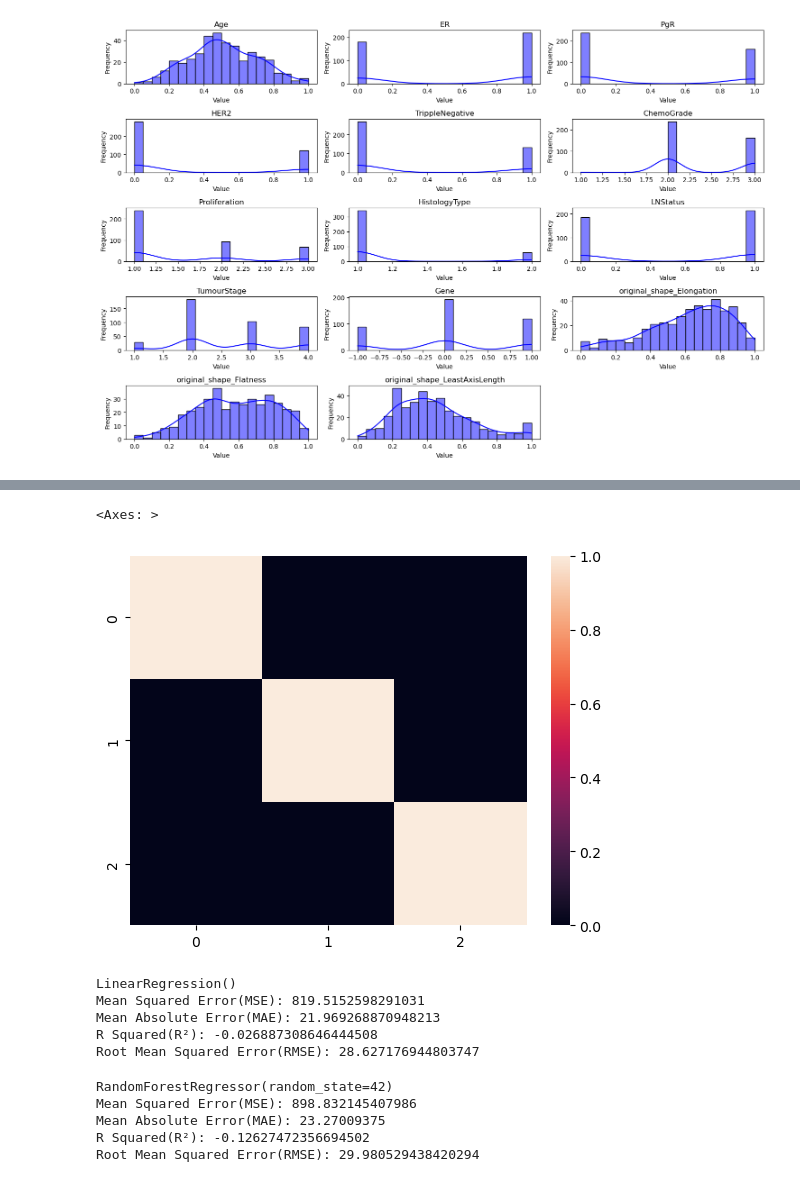
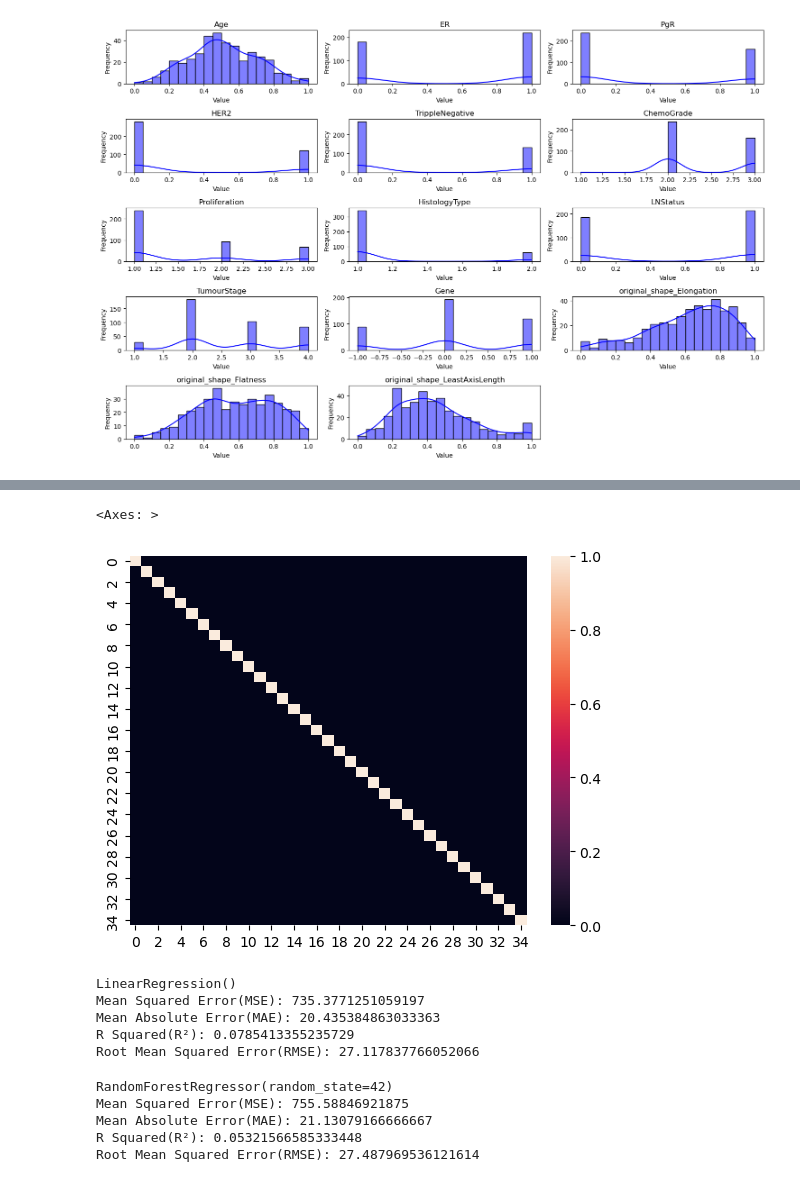
Before and after one commit to CloudSkytec/ML-CW2, a Jupyter notebook: Yh Y/RFS_Prediction.ipynb, the cells around one changed output, grey strips where cells are left out. Drawn from its saved outputs; the diff is of its cells as text; code cells hidden in the pictures.

```diff
--- a/Yh Y/RFS_Prediction.ipynb
+++ b/Yh Y/RFS_Prediction.ipynb
@@ -195,7 +195,7 @@ y_pred = baseline_lr.predict(X_val)
 evaluate_model(baseline_lr,y_val,y_pred)
 
 # Model 2: RandomForestRegressor
-baseline_rf = RandomForestRegressor(random_state=42)
+baseline_rf = RandomForestRegressor(max_features="sqrt" ,random_state=42)
 baseline_rf.fit(X_train, y_train)
 y_pred = baseline_rf.predict(X_val)
 evaluate_model(baseline_rf,y_val,y_pred)
@@ -234,0 +238,28 @@ print(feature_importances)
+# %%
+perm_importance = permutation_importance(
+    baseline_rf,
+    X_val,
+    y_val,
+    scoring="r2",  # 使用 R² 作为评估指标
+    n_repeats=10,
+    random_state=42,
+)
+
+# 打印特征的重要性
+feature_importance = perm_importance.importances_mean
+feature_names = (
+    X_train.columns
+    if hasattr(X_train, "columns")
+    else range(X_train.shape[1])
+)
+# for name, importance in zip(feature_names, feature_importance):
+#     print(f"Feature: {name}, Importance: {importance:.4f}")
+
+# 可视化特征重要性
+import matplotlib.pyplot as plt
+
+plt.figure(figsize=(10, 6))
+plt.barh(feature_names, feature_importance)
+plt.xlabel("Feature Importance (Permutation)")
+plt.title("Permutation Feature Importance")
+plt.show()
@@ -235,15 +268,23 @@ print(feature_importances)
+# %%
+low_importance_features = [
+    name
+    for name, importance in zip(feature_names, feature_importance)
+    if importance < 0.00
+]
+X_train_reduced = X_train.drop(columns=low_importance_features)
+X_val_reduced = X_val.drop(columns=low_importance_features)
 # %%
 from sklearn.decomposition import PCA
 
-pca = PCA(n_components = 3)
-X_train_pca= pca.fit_transform(X_train)
-X_val_pca = pca.transform(X_val)
+pca = PCA(n_components = 35,whiten = True)
+X_train_pca= pca.fit_transform(X_train_reduced)
+X_val_pca = pca.transform(X_val_reduced)
 X_train_pca,X_val_pca = pd.DataFrame(X_train_pca),pd.DataFrame(X_val_pca)
 X_train_pca.head()
 sns.heatmap(X_train_pca.corr())
 # %% [output]
 <Axes: >
-[figure, old version]
+[figure, new version]
 # %%
 # Model 1: LogisticRegression
 lr = LinearRegression()
@@ -252,19 +293,19 @@ y_pred = lr.predict(X_val_pca)
 evaluate_model(lr,y_val,y_pred)
 # %% [output]
 LinearRegression()
-Mean Squared Error(MSE): 819.5152598291031
-Mean Absolute Error(MAE): 21.969268870948213
-R Squared(R²): -0.026887308646444508
-Root Mean Squared Error(RMSE): 28.627176944803747
+Mean Squared Error(MSE): 735.3771251059197
+Mean Absolute Error(MAE): 20.435384863033363
+R Squared(R²): 0.0785413355235729
+Root Mean Squared Error(RMSE): 27.117837766052066
 # %%
 # Model 1: RandomForestClassifier
-rf = RandomForestRegressor(random_state=42)
+rf = RandomForestRegressor(bootstrap=True,ccp_alpha=0.0,criterion="squared_error",random_state=42)
 rf.fit(X_train_pca, y_train)
 y_pred = rf.predict(X_val_pca)
 evaluate_model(rf,y_val,y_pred)
 # %% [output]
 RandomForestRegressor(random_state=42)
-Mean Squared Error(MSE): 898.832145407986
-Mean Absolute Error(MAE): 23.27009375
-R Squared(R²): -0.12627472356694502
-Root Mean Squared Error(RMSE): 29.980529438420294
+Mean Squared Error(MSE): 755.58846921875
+Mean Absolute Error(MAE): 21.13079166666667
+R Squared(R²): 0.05321566585333448
+Root Mean Squared Error(RMSE): 27.487969536121614
```
Also changed, not shown: parts of 9 cells of this notebook.
